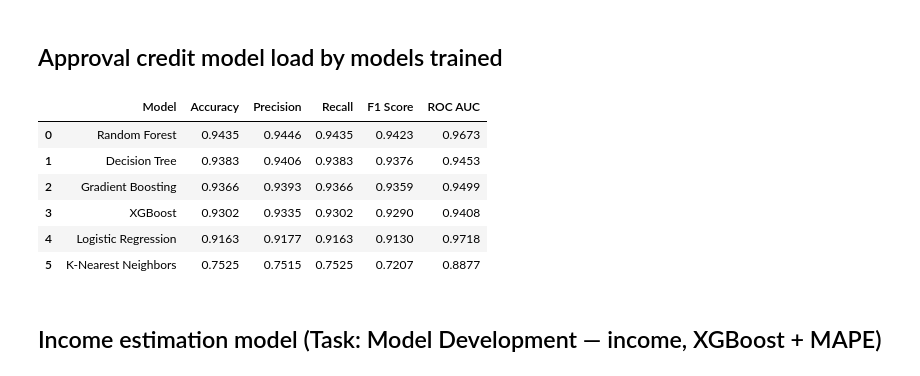
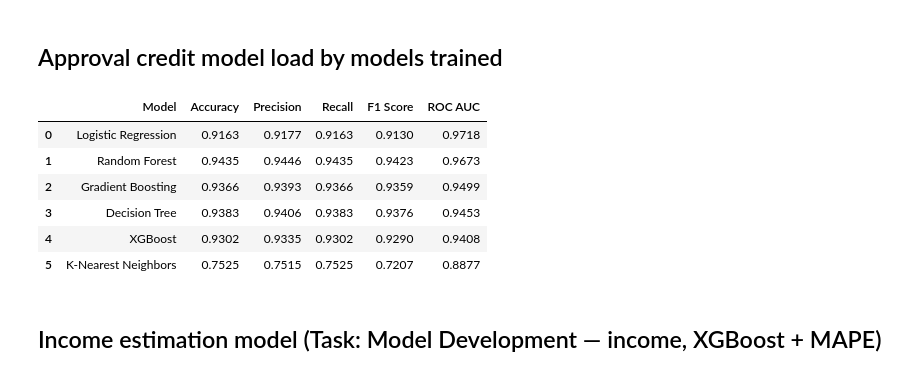
Before and after one commit to Mipjeiger/Credit-Risk-Analyst, a Jupyter notebook: data_science/01_data_science_implemented.ipynb, the cells around one changed output. Drawn from its saved outputs; the diff is of its cells as text; code cells hidden in the pictures.

Commit message:
changing sort values metrics model by ROC AUC & created dashboard for superset

```diff
--- a/data_science/01_data_science_implemented.ipynb
+++ b/data_science/01_data_science_implemented.ipynb
@@ -308,39 +308,39 @@ for name, model in models.items():
     # Predict using scaled evaluation features
     y_pred = model.predict(X_test_scaled)
     y_prob = model.predict_proba(X_test_scaled)
 
     # Compute classification metrics
     accuracy = accuracy_score(y_test, y_pred)
     precision = precision_score(y_test, y_pred, average="weighted", zero_division=0)
     recall = recall_score(y_test, y_pred, average="weighted", zero_division=0)
     f1 = f1_score(y_test, y_pred, average="weighted", zero_division=0)
 
     auc = roc_auc_score(
         y_test,
         y_prob,
         multi_class="ovr",
         average="weighted",
         labels=model.classes_
     )
 
     results.append({
         "Model": name,
         "Accuracy": round(accuracy, 4),
         "Precision": round(precision, 4),
         "Recall": round(recall, 4),
         "F1 Score": round(f1, 4),
         "ROC AUC": round(auc, 4)
     })
 
-metrics_df = pd.DataFrame(results).sort_values("F1 Score", ascending=False).reset_index(drop=True)
+metrics_df = pd.DataFrame(results).sort_values("ROC AUC", ascending=False).reset_index(drop=True)
 display(metrics_df)
 # %% [output]
 |  | Model | Accuracy | Precision | Recall | F1 Score | ROC AUC |
-| 0 | Random Forest | 0.9435 | 0.9446 | 0.9435 | 0.9423 | 0.9673 |
-| 1 | Decision Tree | 0.9383 | 0.9406 | 0.9383 | 0.9376 | 0.9453 |
+| 0 | Logistic Regression | 0.9163 | 0.9177 | 0.9163 | 0.9130 | 0.9718 |
+| 1 | Random Forest | 0.9435 | 0.9446 | 0.9435 | 0.9423 | 0.9673 |
 | 2 | Gradient Boosting | 0.9366 | 0.9393 | 0.9366 | 0.9359 | 0.9499 |
-| 3 | XGBoost | 0.9302 | 0.9335 | 0.9302 | 0.9290 | 0.9408 |
-| 4 | Logistic Regression | 0.9163 | 0.9177 | 0.9163 | 0.9130 | 0.9718 |
+| 3 | Decision Tree | 0.9383 | 0.9406 | 0.9383 | 0.9376 | 0.9453 |
+| 4 | XGBoost | 0.9302 | 0.9335 | 0.9302 | 0.9290 | 0.9408 |
 | 5 | K-Nearest Neighbors | 0.7525 | 0.7515 | 0.7525 | 0.7207 | 0.8877 |
 # %% [markdown]
 ## Income estimation model (Task: Model Development — income, XGBoost + MAPE)
```
Also changed, not shown: 2 other files.
